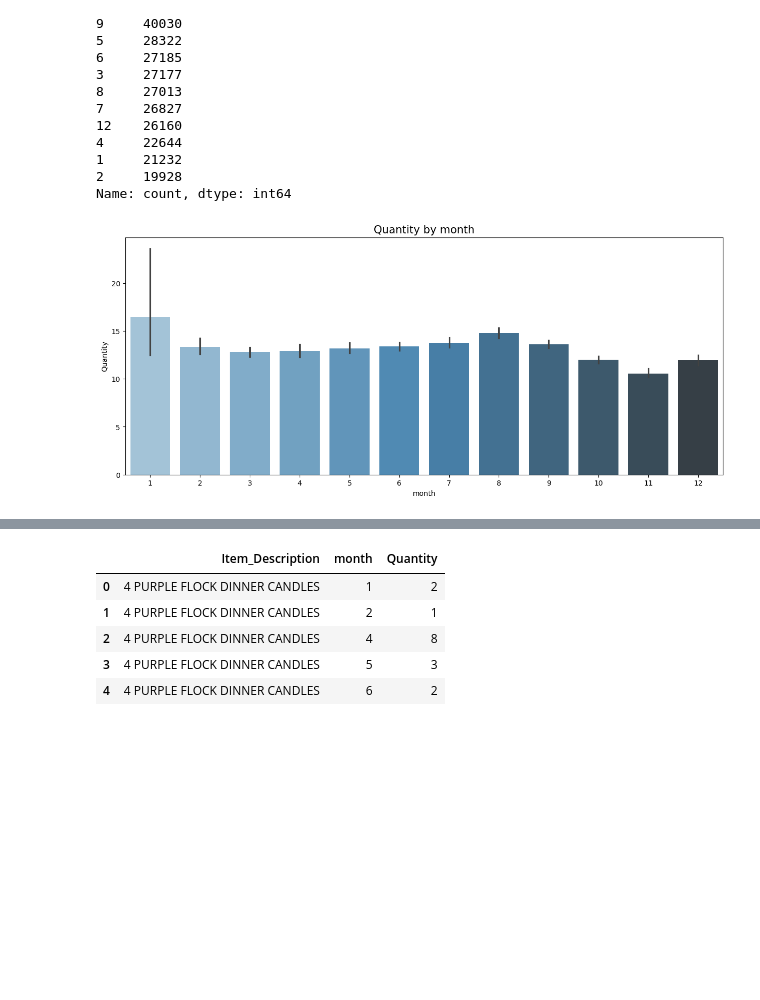
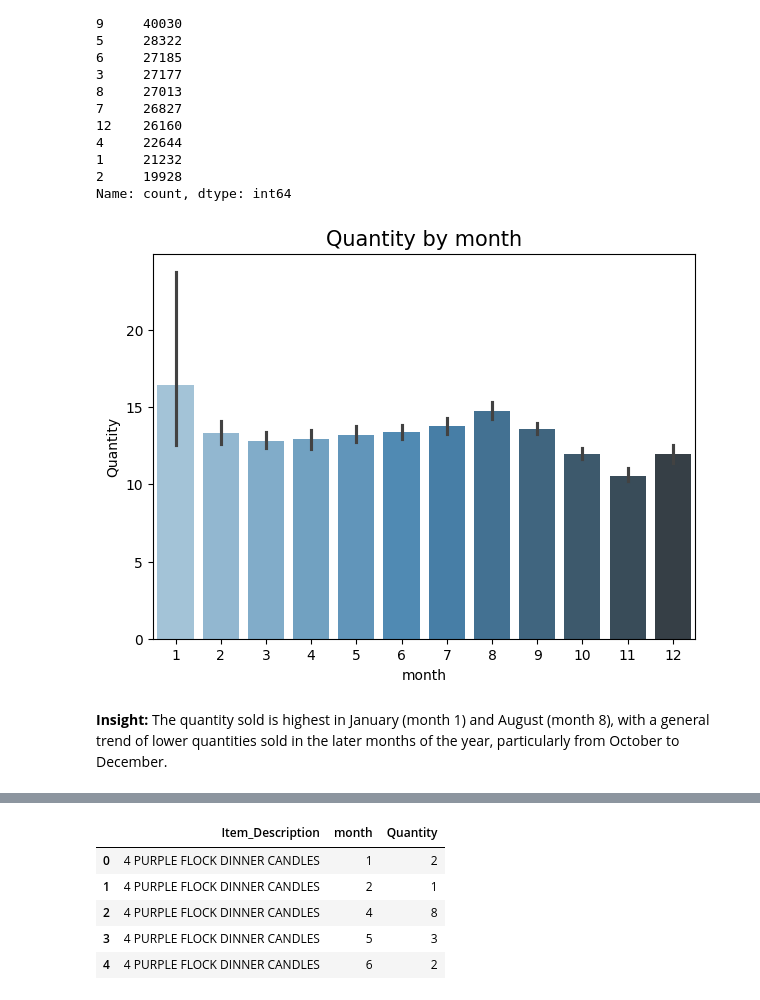
Before and after one commit to tariquedts/E-commerce_Inventory_Classification_Project, a Jupyter notebook: ABC XYZ Inventory Classification Analysis .ipynb, the cells around one changed output, grey strips where cells are left out. Saved outputs shown, nothing was run; the diff lists cells and outputs as text; code cells hidden in the pictures; blank space fills up the shorter version.

```diff
--- a/ABC XYZ Inventory Classification Analysis .ipynb
+++ b/ABC XYZ Inventory Classification Analysis .ipynb
@@ -282,12 +325,18 @@ month
 2     19928
 Name: count, dtype: int64
 # %%
-f, ax = plt.subplots(figsize=(15, 6))
+# Visualizing Monthly Quantity
+f, ax = plt.subplots(figsize=(7, 5))
 ax = sns.barplot(x="month",
                  y="Quantity",
                  data=df_filtered,
                  palette="Blues_d")\
                 .set_title("Quantity by month",fontsize=15)
+plt.savefig("Quantity by mont.jpg", dpi=300, bbox_inches='tight')
+plt.show()
 # %% [output]
-[figure, old version]
+[figure, new version]
+# %% [markdown]
+**Insight:**
+The quantity sold is highest in January (month 1) and August (month 8), with a general trend of lower quantities sold in the later months of the year, particularly from October to December.
 # %%
```
Also changed, not shown: parts of 65 cells of this notebook, 1 other file.
